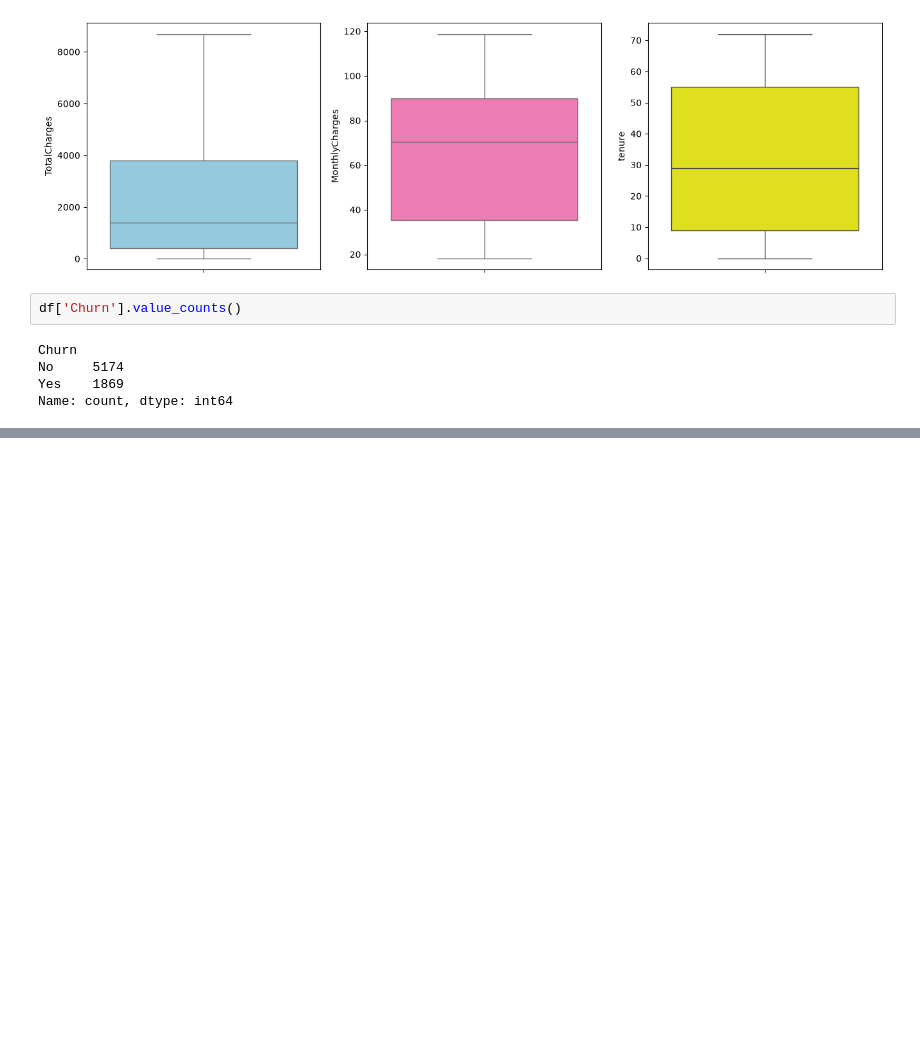
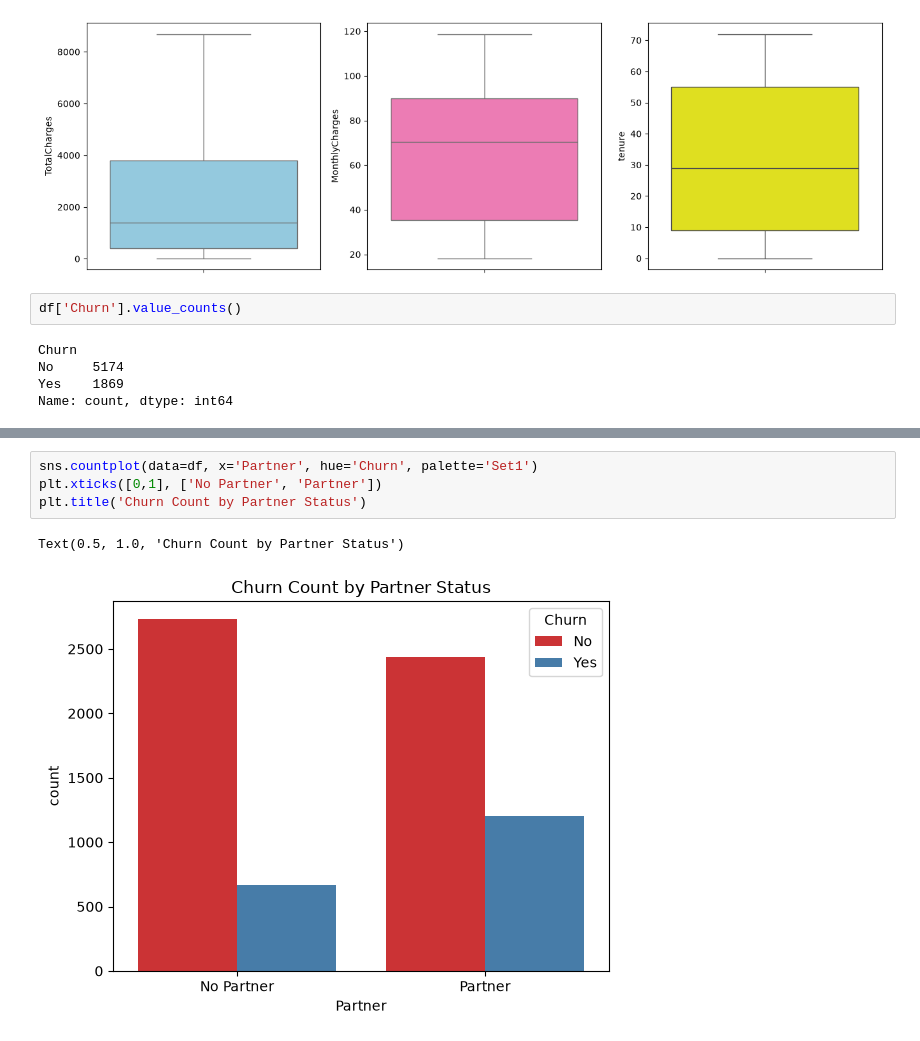
Before and after one commit to DhvanishChodavadiya/Customer-churn-prediction-, a Jupyter notebook: notebook/EDA.ipynb, the cells around one changed output, grey strips where cells are left out. Saved outputs shown, nothing was run; the diff lists cells and outputs as text; blank space fills up the shorter version.

```diff
--- a/notebook/EDA.ipynb
+++ b/notebook/EDA.ipynb
@@ -234,0 +252,7 @@ Name: count, dtype: int64
+# %%
+sns.countplot(data=df, x='Partner', hue='Churn', palette='Set1')
+plt.xticks([0,1], ['No Partner', 'Partner'])
+plt.title('Churn Count by Partner Status')
+# %% [output]
+Text(0.5, 1.0, 'Churn Count by Partner Status')
+[figure, added]
```
Also changed, not shown: parts of 14 cells of this notebook, 10 other files.
